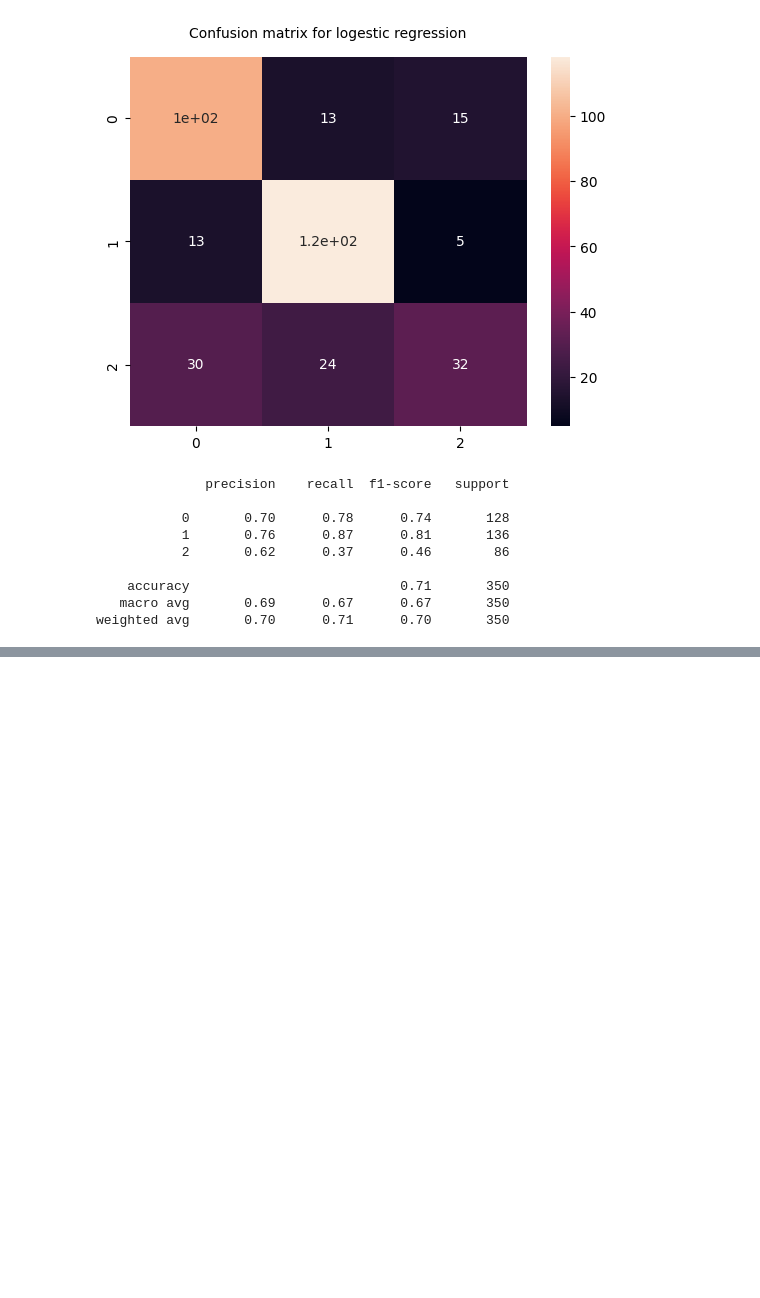
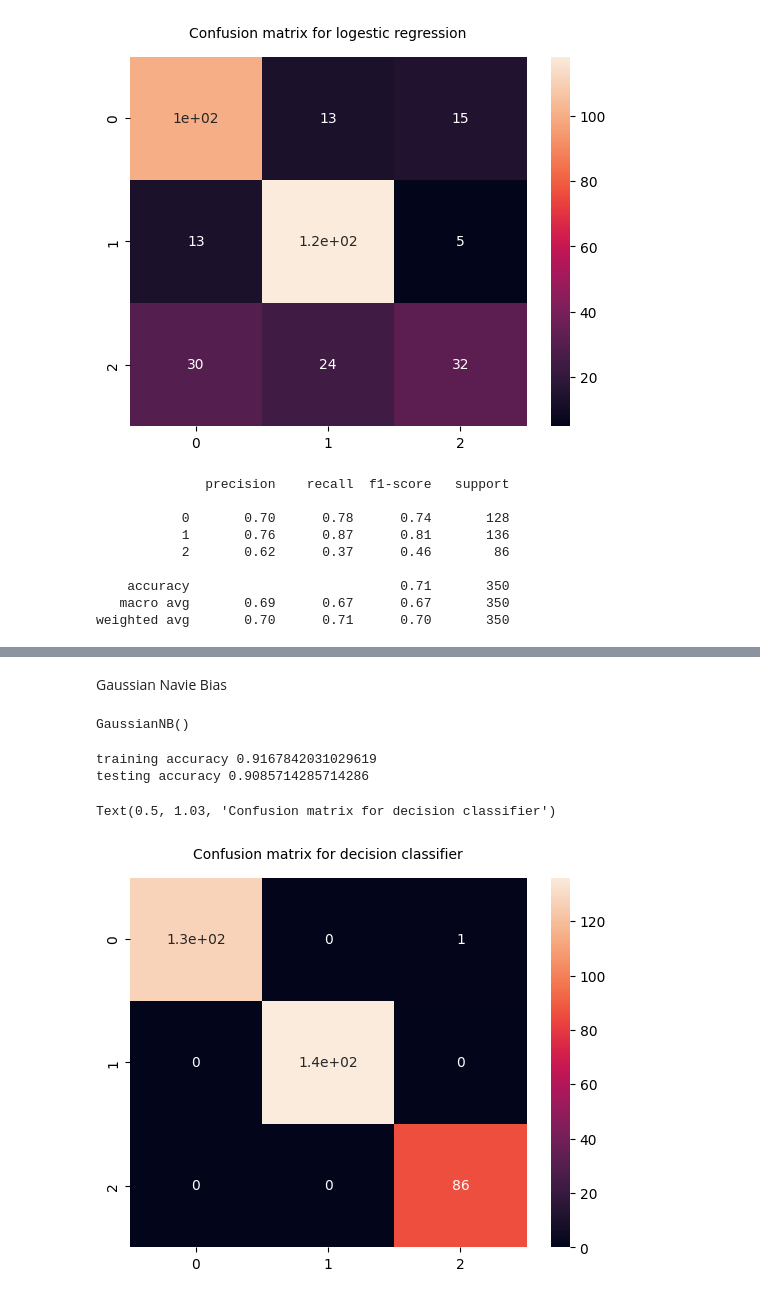
Before and after one commit to tanu1999/milk_quality, a Jupyter notebook: notebook/EDA.ipynb, the cells around one changed output, grey strips where cells are left out. Saved outputs shown, nothing was run; the diff lists cells and outputs as text; code cells hidden in the pictures; blank space fills up the shorter version.

```diff
--- a/notebook/EDA.ipynb
+++ b/notebook/EDA.ipynb
@@ -283,0 +391,22 @@ weighted avg       0.70      0.71      0.70       350
+# %% [markdown]
+Gaussian Navie Bias
+# %%
+from sklearn.naive_bayes import GaussianNB
+nb=GaussianNB()
+nb.fit(X_train,y_train)
+# %% [output]
+GaussianNB()
+# %%
+print("training accuracy", nb.score(X_train,y_train))
+print("testing accuracy", nb.score(X_test,y_test))
+# %% [output]
+training accuracy 0.9167842031029619
+testing accuracy 0.9085714285714286
+# %%
+y_pred_nb=rfc.predict(X_test)
+cf_matrix=confusion_matrix(y_test,y_pred_nb)
+sns.heatmap(cf_matrix,annot=True)
+plt.title("Confusion matrix for decision classifier",fontsize=10,y=1.03)
+# %% [output]
+Text(0.5, 1.03, 'Confusion matrix for decision classifier')
+[figure, added]
```
Also changed, not shown: parts of 18 cells of this notebook.
